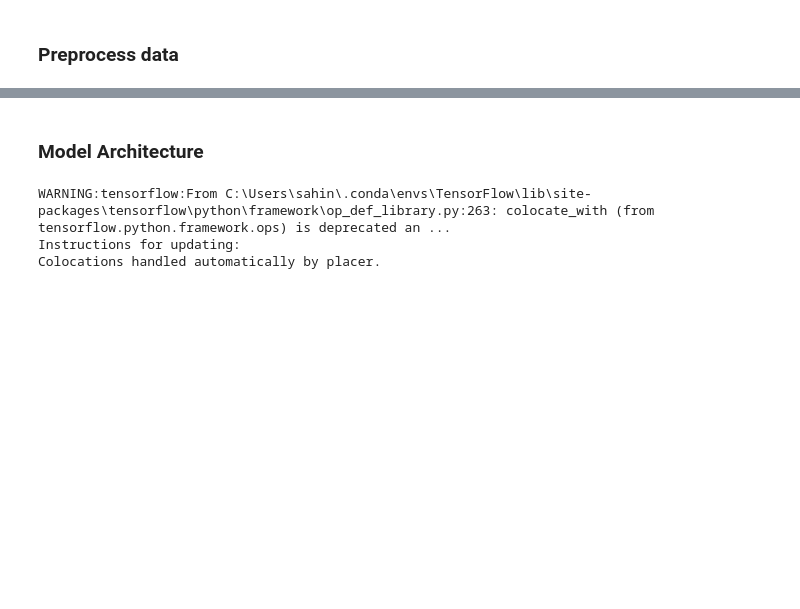
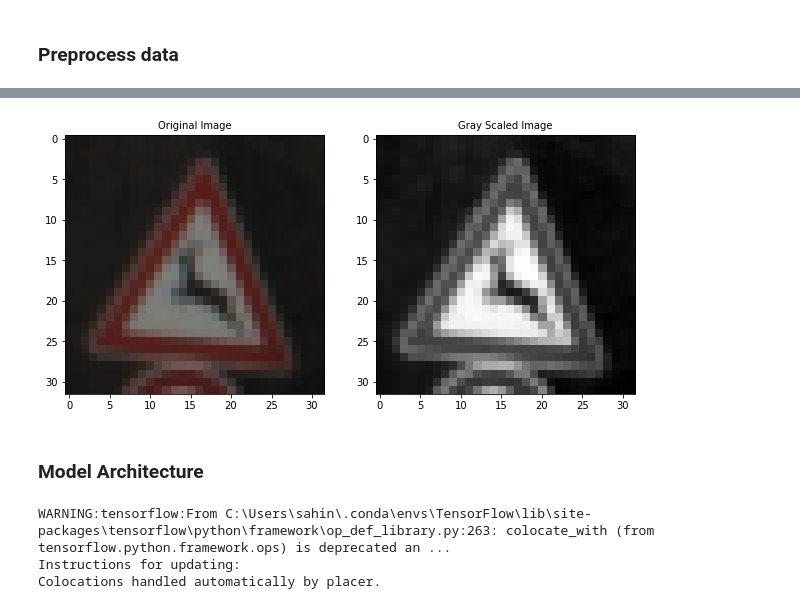
Before and after one commit to coder52/CarND-Traffic-Sign-Classifier-Project-P3, a Jupyter notebook: Traffic_Sign_Classifier.ipynb, the cells around one changed output, grey strips where cells are left out. Cells and saved outputs as stored; diff of their text form; code cells hidden in the pictures; blank space fills up the shorter version.

```diff
--- a/Traffic_Sign_Classifier.ipynb
+++ b/Traffic_Sign_Classifier.ipynb
@@ -261,3 +290,18 @@ X_test = preprocess(X_test)
+# %%
+# Show examples for results of rotations
+img = X_train[800]
+gray_img = 0.2989*img[:,:,0]+0.5870*img[:,:,1]+0.1140*img[:,:,2]
+
+f, (ax1, ax2) = plt.subplots(1, 2, figsize=(8, 4))
+f.tight_layout()
+ax1.imshow(img)
+ax1.set_title('Original Image', fontsize=10)
+ax2.imshow(gray_img, cmap='gray')
+ax2.set_title('Gray Scaled Image', fontsize=10)
+plt.subplots_adjust(left=0., right=1, top=0.9, bottom=0.)
+plt.savefig('./examples/grayscale.jpg')
+# %% [output]
+[figure, added]
 # %%
 from sklearn.utils import shuffle
 
```
Also changed, not shown: parts of 20 cells of this notebook.
